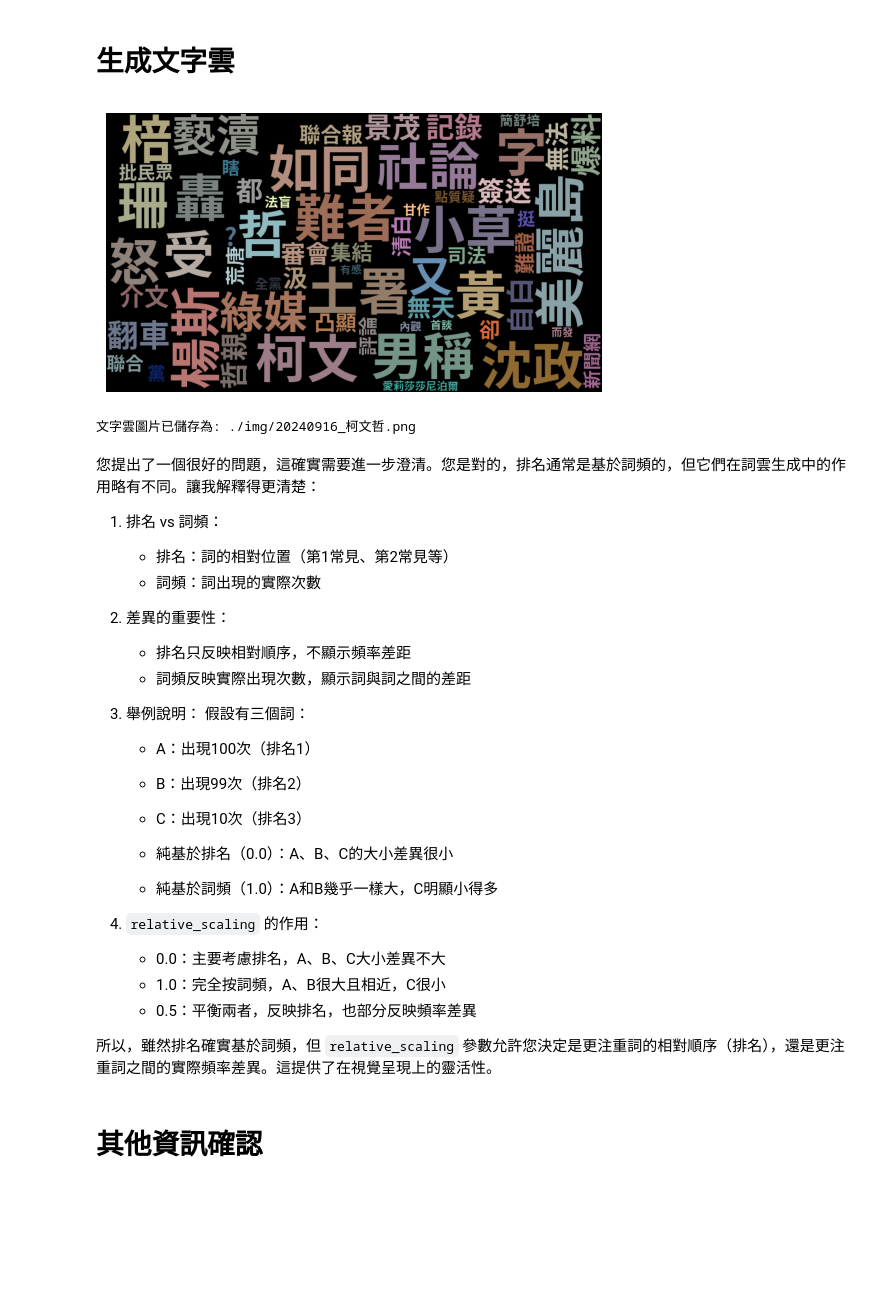
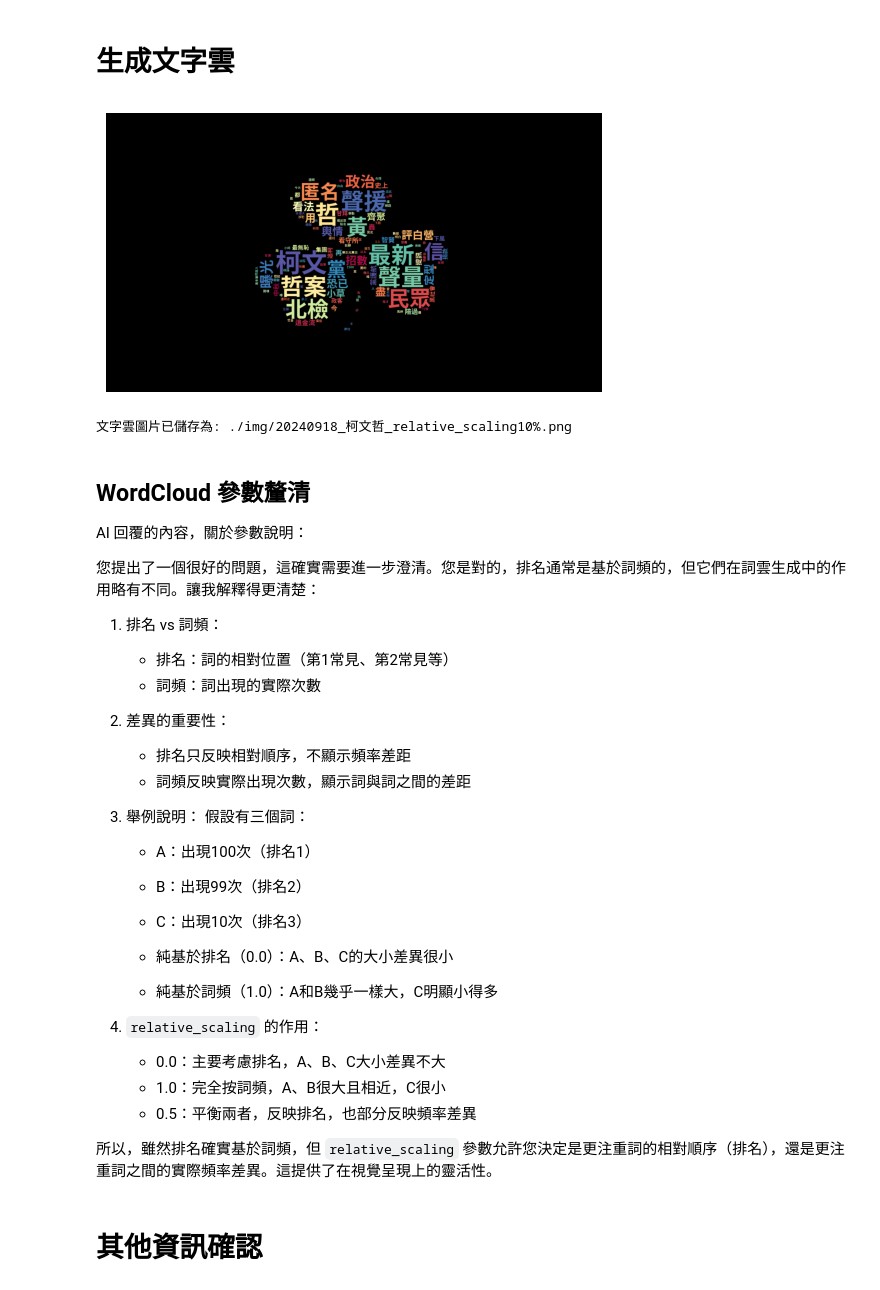
Before and after one commit to wastu01/Python-WordCloud, a Jupyter notebook: Googlenews_v2.ipynb, the cells around one changed output. Saved outputs shown, nothing was run; the diff lists cells and outputs as text; code cells hidden in the pictures; blank space fills up the shorter version.

```diff
--- a/Googlenews_v2.ipynb
+++ b/Googlenews_v2.ipynb
@@ -89,0 +110,9 @@ for item in result:
+# %%
+# <!-- 讀取 Json檔案 -->
+
+# 讀取 JSON 文件
+with open(filename, 'r', encoding='utf-8') as f:
+    loaded_result = json.load(f)
+
+print(loaded_result)
+print(type(loaded_result))
@@ -541,0 +608,6 @@ Processed mask shape: (540, 960, 3)
+# %%
+# 因為轉灰階變成二維，再轉回去三維
+if len(mask_image.shape) == 2:
+    mask_image = np.stack((mask_image,) * 3, axis=-1)
+    print(mask_image.shape)
+    print(mask_image)
@@ -544,40 +669,44 @@ Processed mask shape: (540, 960, 3)
 # %%
 # 生成文字雲
 
 # wordcloud = WordCloud(font_path=font_path_input, width=320, height=320,max_font_size=50,max_words=4000,color_func=image_colors).generate_from_frequencies(word_count)
 wordcloud = WordCloud(
     font_path=font_path_input,
     width=960,  # 增加寬度以提高畫質
     height=540,  # 增加高度以提高畫質
     mask=mask_image,
-    max_font_size=100,  # 增加最大字體大小
-    max_words=60,
-    color_func=image_colors,
+    max_font_size=50,  # 增加最大字體大小
+    max_words=400,
+    # color_func=image_colors,
     prefer_horizontal=0.99,  # 90% 的詞水平放置
-    scale=1,  # 增加縮放比例以提高畫質
-    min_font_size=4,  # 設置最小字體大小
+    scale=2,  # 增加縮放比例以提高畫質
+    min_font_size=2,  # 設置最小字體大小
     background_color="black",  # 設置背景顏色
     mode="RGB",
-    relative_scaling=0,  # 平衡詞頻和詞排名的重要性
+    relative_scaling=0.1,  # 平衡詞頻和詞排名的重要性
     collocations=True,  # 包含常見詞組
-    colormap="viridis",  # 使用 viridis 色彩映射
+    colormap="Spectral",  # 使用 viridis 色彩映射
     contour_width=1,  # 添加輪廓以增強視覺效果
     contour_color="black"# 設置輪廓顏色
 ).generate_from_frequencies(word_count_dict)
 plt.imshow(wordcloud)
 plt.axis("off")
 plt.show()
 
 
 # 儲存文字雲圖片 檔案名稱格式化
 today = datetime.now().strftime('%Y%m%d')
-image_filename = f"./img/{today}_{keyword}.png"
+image_filename = f"./img/{today}_{keyword}_relative_scaling10%.png"
 wordcloud.to_file(image_filename)
 print(f"文字雲圖片已儲存為: {image_filename}")
 # %% [output]
-[figure, old version]
+[figure, new version]
-文字雲圖片已儲存為: ./img/20240916_柯文哲.png
+文字雲圖片已儲存為: ./img/20240918_柯文哲_relative_scaling10%.png
 # %% [markdown]
+## WordCloud 參數釐清
+
+AI 回覆的內容，關於參數說明：
+
 您提出了一個很好的問題，這確實需要進一步澄清。您是對的，排名通常是基於詞頻的，但它們在詞雲生成中的作用略有不同。讓我解釋得更清楚：
 
 1. 排名 vs 詞頻：
```
Also changed, not shown: parts of 18 cells of this notebook.
